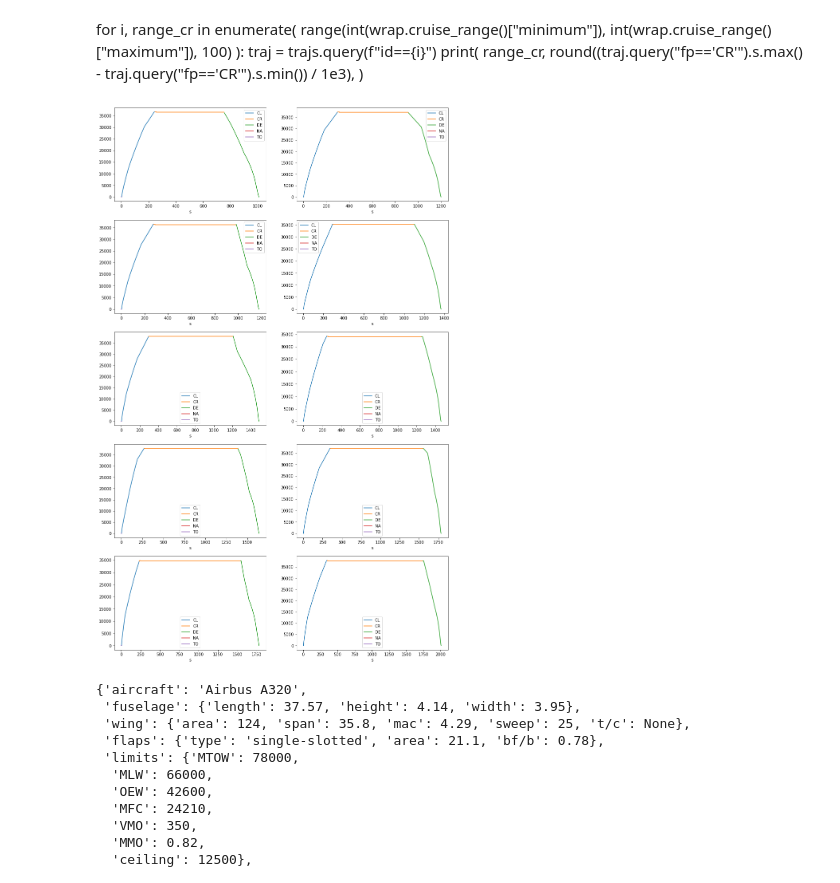
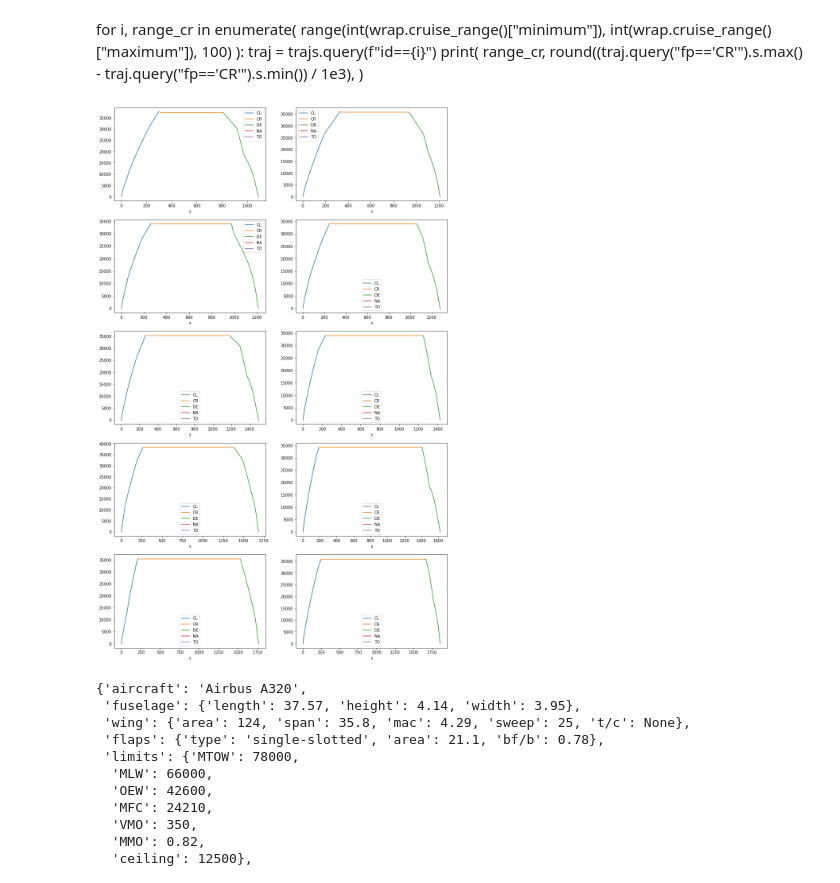
Before and after one commit to thomasdubdub/FEAT, a Jupyter notebook: test_openap_A320.ipynb, the cells around one changed output. Saved outputs shown, nothing was run; the diff lists cells and outputs as text; code cells hidden in the pictures.

```diff
--- a/test_openap_A320.ipynb
+++ b/test_openap_A320.ipynb
@@ -37,19 +32,7 @@ wrap.cruise_range(), wrap.cruise_alt(), wrap.cruise_init_alt(), wrap.cruise_mach
   'statmodel': 'beta',
   'statmodel_params': [17.82, 5.05, 0.62, 0.2]})
 # %%
-trajs = []
-for i, range_cr in enumerate(
-    range(int(wrap.cruise_range()["minimum"]), int(wrap.cruise_range()["maximum"]), 100)
-):
-    traj = pd.DataFrame.from_dict(
-        trajgen.complete(dt=10, range_cr=range_cr * 1e3, random=True)
-    ).assign(id=i)
-    trajs.append(traj)
-#     print(
-#         range_cr,
-#         round(traj.s.max() / 1e3),
-#         round(traj.h.max()),
-#     )
-trajs = pd.concat(trajs)
-trajs.head()
+fpg = FlightProfileGenerator(ac_type="A320")
+flight_profiles = fpg(range_step=100, dt=10, set_flight_phase=True)
+flight_profiles.head()
 # %% [output]
@@ -73,5 +55,7 @@ ranges.range.min(), ranges.range.max()
 # %%
 fig, ax = plt.subplots(figsize=(15, 7))
-for (_, traj) in trajs.assign(h=trajs.h / aero.ft, s=trajs.s / aero.nm).groupby("id"):
-    traj.plot(x="s", y="h", ax=ax, legend=False)
+for (_, fp) in flight_profiles.assign(
+    h=flight_profiles.h / aero.ft, s=flight_profiles.s / aero.nm
+).groupby("id"):
+    fp.plot(x="s", y="h", ax=ax, legend=False)
 # %% [output]
@@ -136,11 +71,14 @@ for i, range_cr in enumerate(
     )
 # %%
 fig, axes = plt.subplots(5, 2, figsize=(15, 25))
-for ax, (id, traj) in zip(
-    axes.flat, trajs.assign(h=trajs.h / aero.ft, s=trajs.s / 1e3).groupby("id")
+for ax, (id, fprof) in zip(
+    axes.flat,
+    flight_profiles.assign(
+        h=flight_profiles.h / aero.ft, s=flight_profiles.s / 1e3
+    ).groupby("id"),
 ):
-    for fp, traj_fp in traj.groupby("fp"):
-        traj_fp.plot(x="s", y="h", ax=ax, label=fp)
+    for fp, fprof_fp in fprof.groupby("fp"):
+        fprof_fp.plot(x="s", y="h", ax=ax, label=fp)
 # %% [output]
-[figure, old version]
+[figure, new version]
 # %%
```
Also changed, not shown: parts of 16 cells of this notebook, 8 other files.
